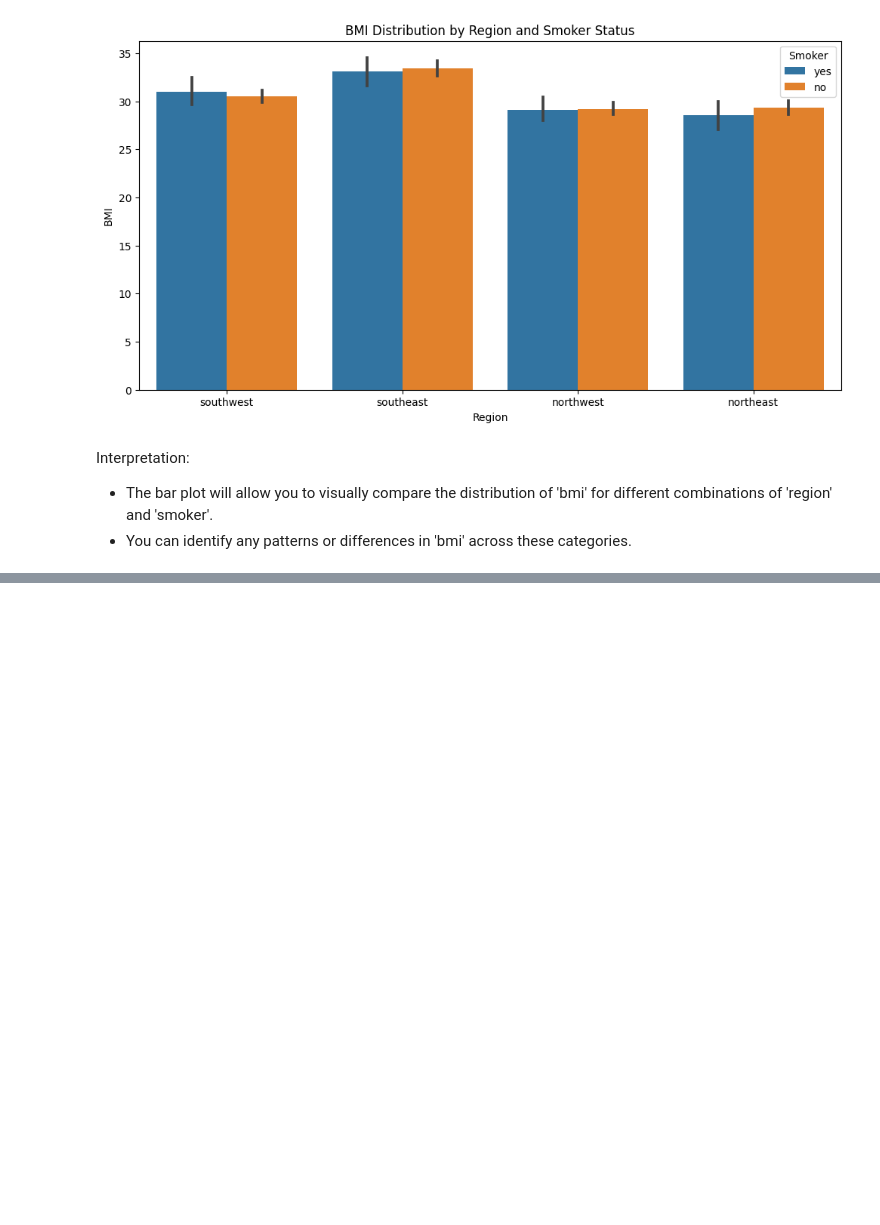
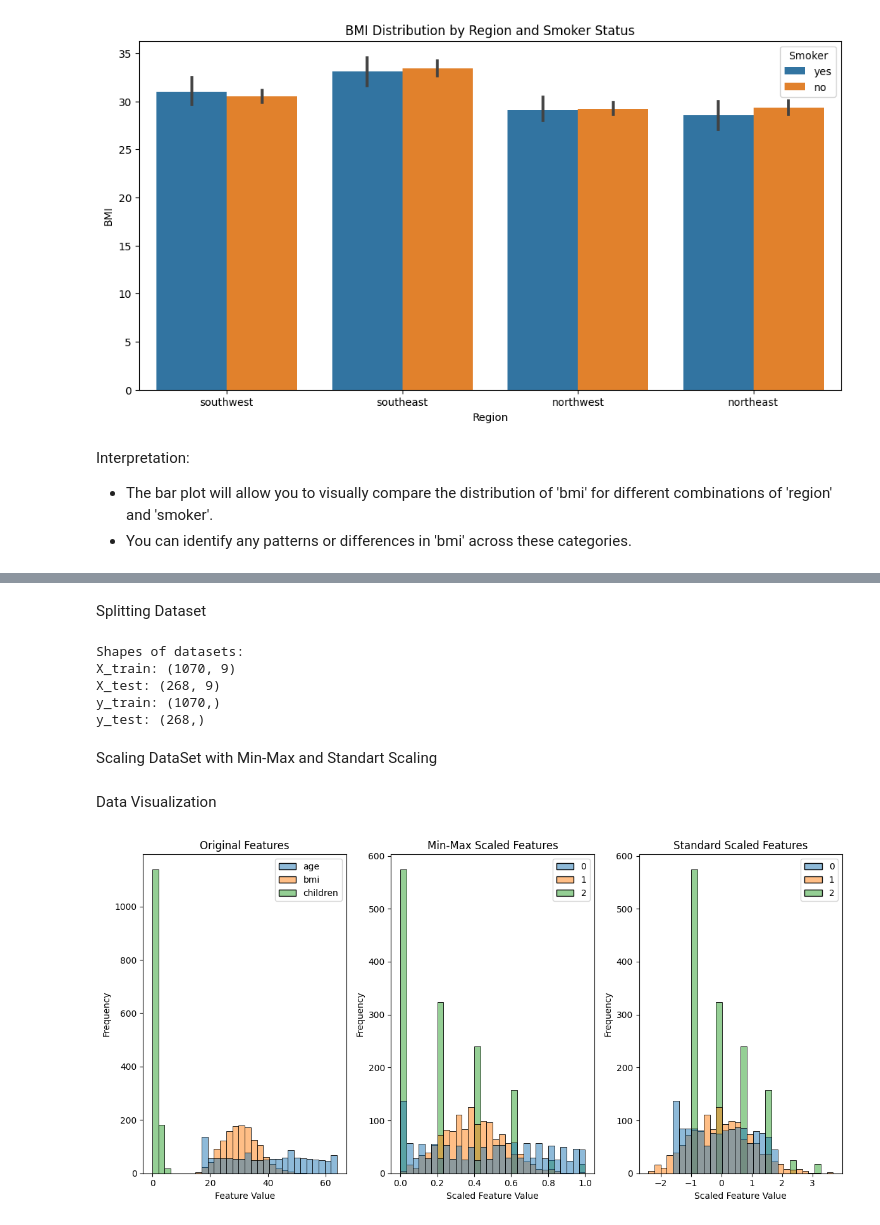
Before and after one commit to CodingWithMK/Global_AI_Hub_Personal_Medical_Cost_Analysis_Project, a Jupyter notebook: Global_AI_Hub_Medical_Cost_Analysis.ipynb, the cells around one changed output, grey strips where cells are left out. Saved outputs shown, nothing was run; the diff lists cells and outputs as text; code cells hidden in the pictures; blank space fills up the shorter version.

Commit message:
Data Preprocessing included.

```diff
--- a/Global_AI_Hub_Medical_Cost_Analysis.ipynb
+++ b/Global_AI_Hub_Medical_Cost_Analysis.ipynb
@@ -433,0 +454,3 @@ Interpretation:
+# %%
+# Performing one-hot encoding for 'smoker' and 'region' columns
+data_encoded = pd.get_dummies(mc_df, columns=['smoker', 'region'], drop_first=True)
@@ -433,0 +471,71 @@ Interpretation:
+# %% [markdown]
+Splitting Dataset
+# %%
+# Splitting the data into X (features) and y (target)
+X = data_encoded.drop(['charges'], axis=1)
+y = data_encoded['charges']
+
+# Spliting the data into training and testing sets
+X_train, X_test, y_train, y_test = train_test_split(X, y, test_size=0.2, random_state=42)
+
+# Printing the shapes of the resulting datasets
+print("Shapes of datasets:")
+print("X_train:", X_train.shape)
+print("X_test:", X_test.shape)
+print("y_train:", y_train.shape)
+print("y_test:", y_test.shape)
+# %% [output]
+Shapes of datasets:
+X_train: (1070, 9)
+X_test: (268, 9)
+y_train: (1070,)
+y_test: (268,)
+# %% [markdown]
+Scaling DataSet with Min-Max and Standart Scaling
+# %%
+# Removing categorical columns before scaling
+numerical_columns = ['age', 'bmi', 'children']
+X_numerical = X[numerical_columns]
+
+# Initializing the Min-Max scaler
+minmax_scaler = MinMaxScaler()
+
+# Initializing the StandardScaler
+standard_scaler = StandardScaler()
+
+# Fitting and transforming the numerical features using Min-Max scaling
+X_minmax = minmax_scaler.fit_transform(X_numerical)
+
+# Fitting and transforming the numerical features using Standard Scaling
+X_standard = standard_scaler.fit_transform(X_numerical)
+# %% [markdown]
+Data Visualization
+# %%
+# Plotting histograms of the original features, Min-Max scaled features, and Standard scaled features
+plt.figure(figsize=(12, 6))
+
+# Original features
+plt.subplot(1, 3, 1)
+sns.histplot(X_numerical, bins=30)
+plt.title('Original Features')
+plt.xlabel('Feature Value')
+plt.ylabel('Frequency')
+
+# Min-Max scaled features
+plt.subplot(1, 3, 2)
+sns.histplot(X_minmax, bins=30)
+plt.title('Min-Max Scaled Features')
+plt.xlabel('Scaled Feature Value')
+plt.ylabel('Frequency')
+
+# Standard scaled features
+plt.subplot(1, 3, 3)
+sns.histplot(X_standard, bins=30)
+plt.title('Standard Scaled Features')
+plt.xlabel('Scaled Feature Value')
+plt.ylabel('Frequency')
+
+plt.tight_layout()
+plt.show()
+# %% [output]
+[figure, added]
```
Also changed, not shown: parts of 11 cells of this notebook.
